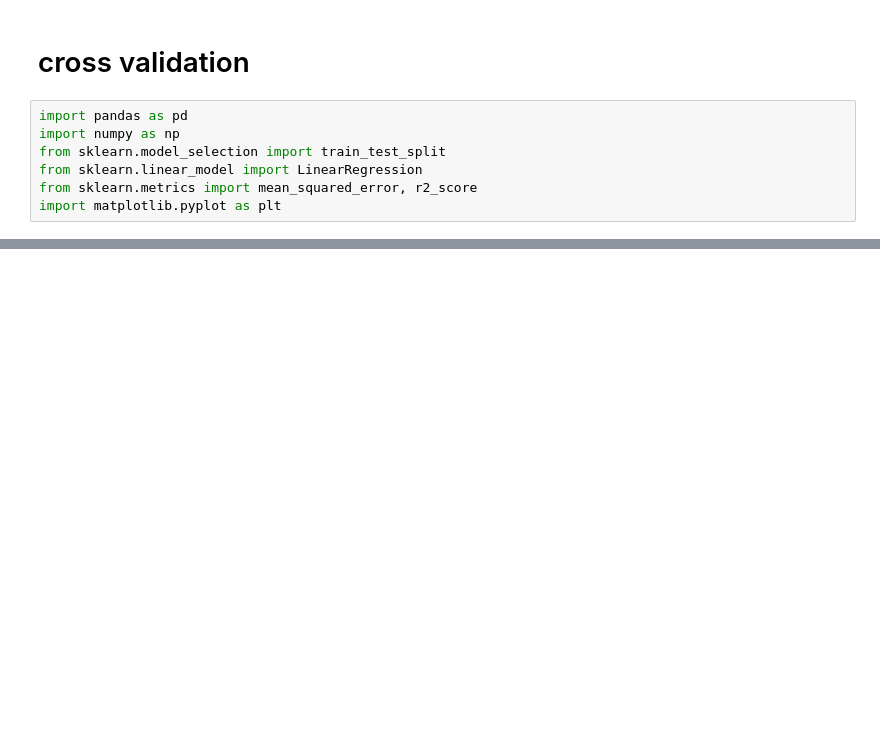
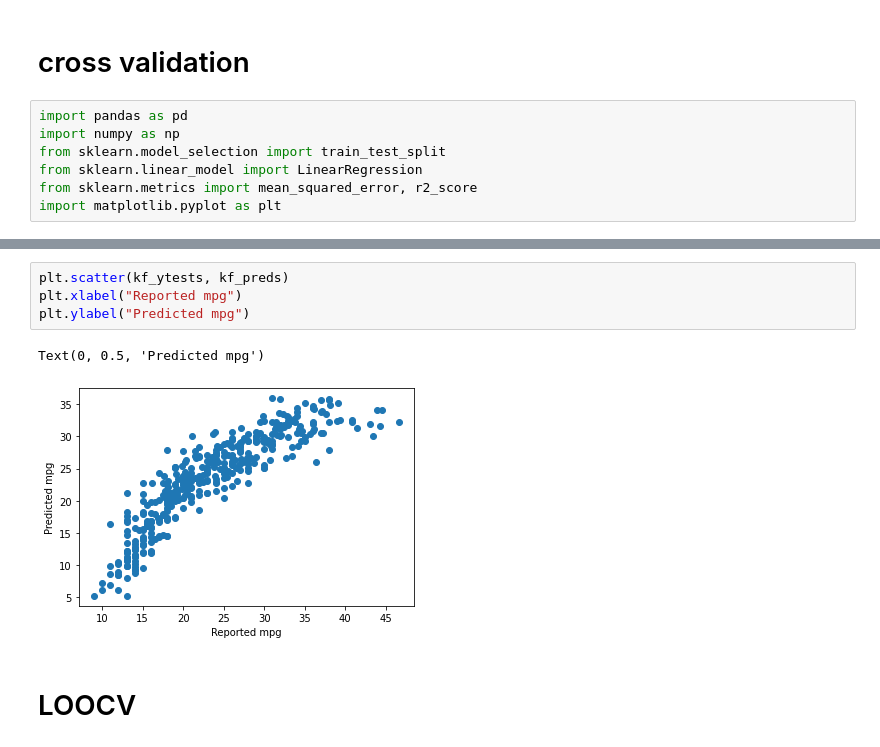
Before and after one commit to thunderock/kaggle, a Jupyter notebook: learning/code/Resampling.ipynb, the cells around one changed output, grey strips where cells are left out. Saved outputs shown, nothing was run; the diff lists cells and outputs as text; blank space fills up the shorter version.

```diff
--- a/learning/code/Resampling.ipynb
+++ b/learning/code/Resampling.ipynb
@@ -94,0 +204,9 @@ import matplotlib.pyplot as plt
+# %%
+plt.scatter(kf_ytests, kf_preds)
+plt.xlabel("Reported mpg")
+plt.ylabel("Predicted mpg")
+# %% [output]
+Text(0, 0.5, 'Predicted mpg')
+[figure, added]
+# %% [markdown]
+# LOOCV
```
Also changed, not shown: parts of 21 cells of this notebook.
